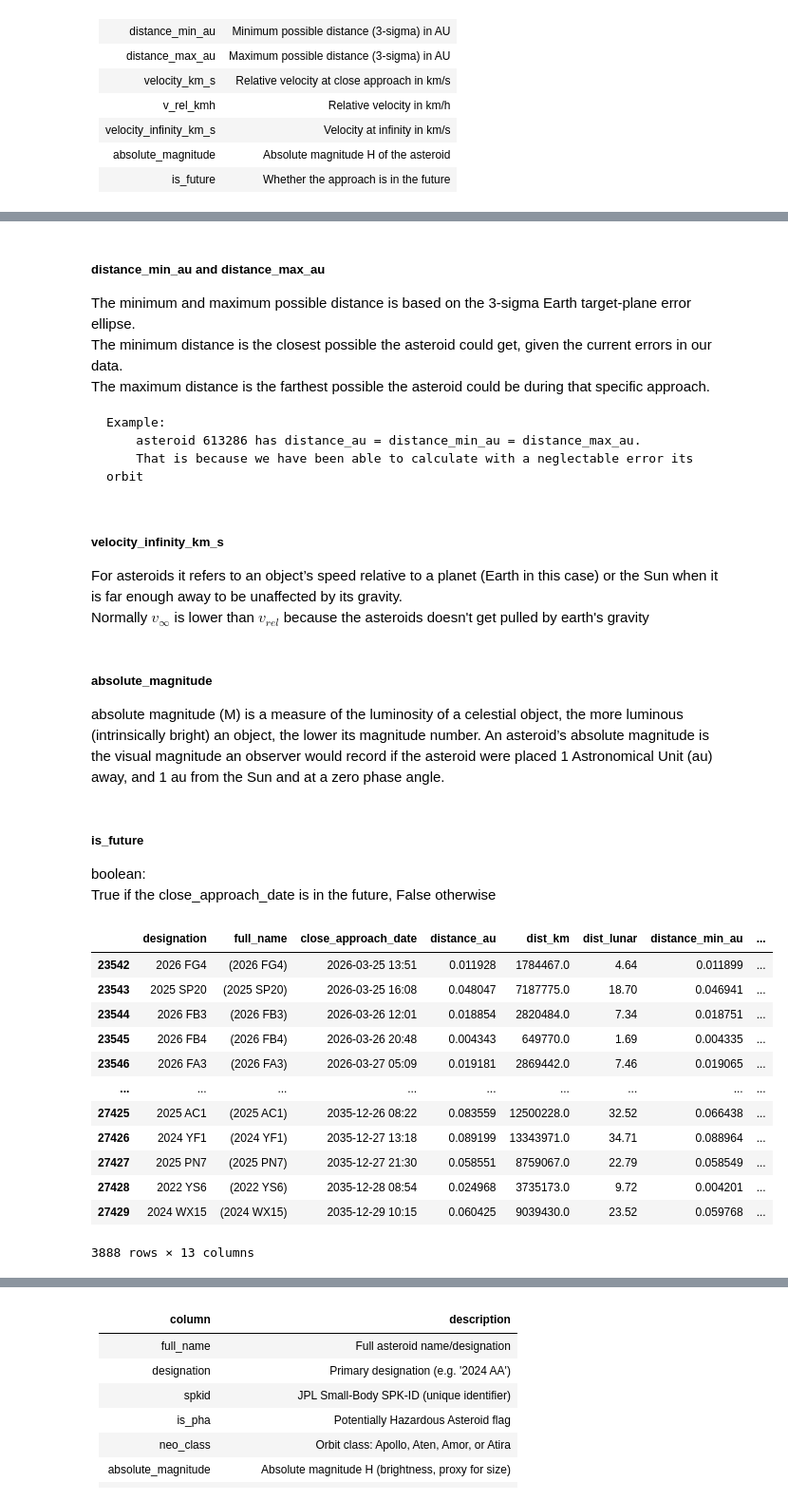
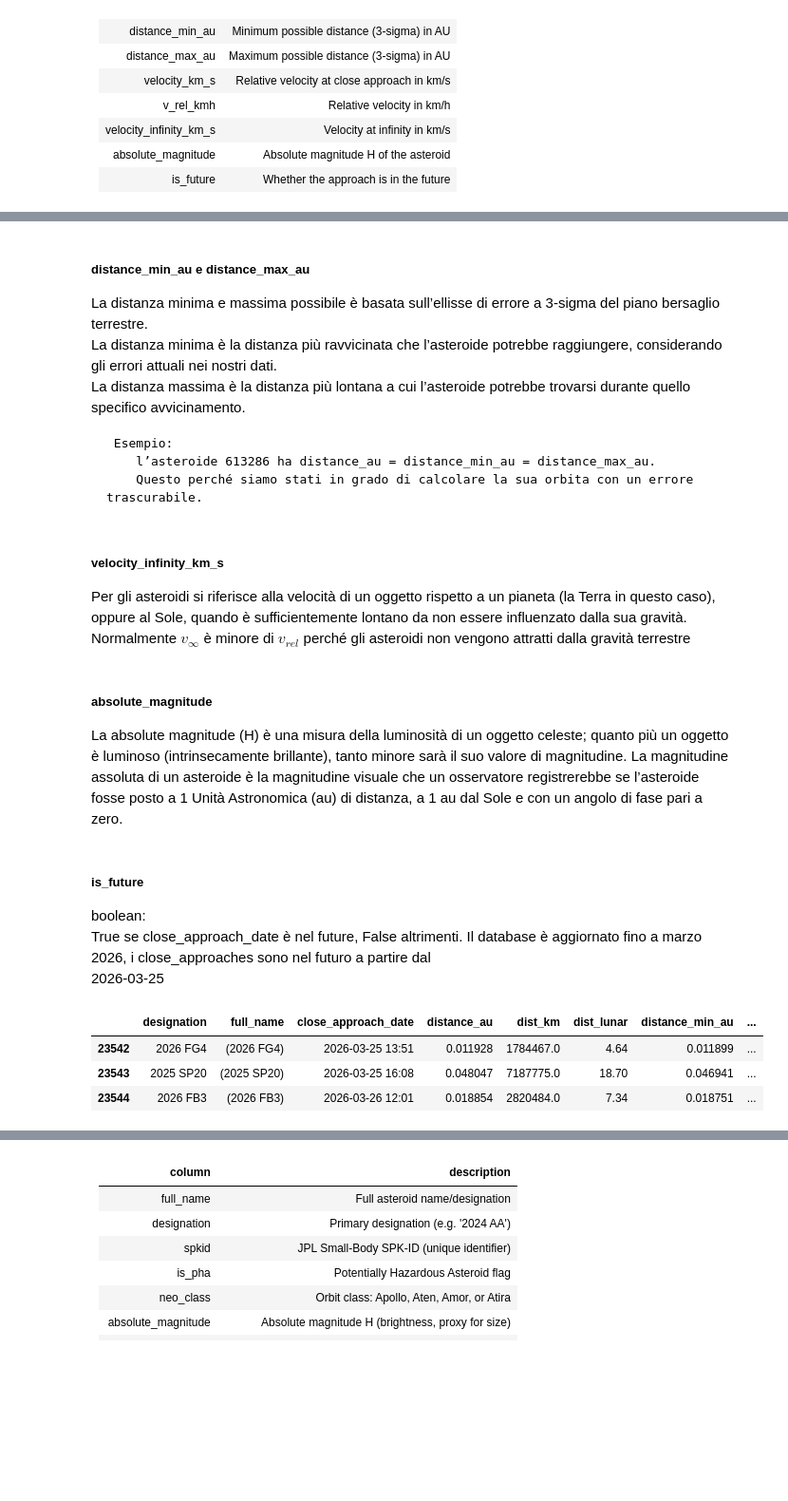
Before and after one commit to k3lly200413-2/Progetto_Nasa_Data_Intensive, a Jupyter notebook: Untitled.ipynb, the cells around one changed output, grey strips where cells are left out. Shown at 95% size. Drawn from its saved outputs; the diff is of its cells as text; code cells hidden in the pictures; blank space fills up the shorter version.

```diff
--- a/Untitled.ipynb
+++ b/Untitled.ipynb
@@ -81,39 +77,29 @@ example:
 # %% [markdown]
-##### distance_min_au and distance_max_au
-The minimum and maximum possible distance is based on the 3-sigma Earth target-plane error ellipse. <br>
-The minimum distance is the closest possible the asteroid could get, given the current errors in our data. <br>
-The maximum distance is the farthest possible the asteroid could be during that specific approach. <br>
-<pre>
-Example:
-    asteroid 613286 has distance_au = distance_min_au = distance_max_au.
-    That is because we have been able to calculate with a neglectable error its orbit
-</pre>
+##### distance_min_au e distance_max_au
+La distanza minima e massima possibile è basata sull’ellisse di errore a 3-sigma del piano bersaglio terrestre. <br>
+La distanza minima è la distanza più ravvicinata che l’asteroide potrebbe raggiungere, considerando gli errori attuali nei nostri dati. <br>
+La distanza massima è la distanza più lontana a cui l’asteroide potrebbe trovarsi durante quello specifico avvicinamento. <br>
+
+<pre> Esempio:
+    l’asteroide 613286 ha distance_au = distance_min_au = distance_max_au.
+    Questo perché siamo stati in grado di calcolare la sua orbita con un errore trascurabile. </pre>
 # %% [markdown]
 ##### velocity_infinity_km_s
 
-For asteroids it refers to an object’s speed relative to a planet (Earth in this case) or the Sun when it is far enough away to be unaffected by its gravity. <br>
-Normally $v_{\infty}$ is lower than $v_{rel}$ because the asteroids doesn't get pulled by earth's gravity
+Per gli asteroidi si riferisce alla velocità di un oggetto rispetto a un pianeta (la Terra in questo caso), oppure al Sole, quando è sufficientemente lontano da non essere influenzato dalla sua gravità. <br>
+Normalmente $v_{\infty}$ è minore di $v_{rel}$ perché gli asteroidi non vengono attratti dalla gravità terrestre
 # %% [markdown]
 ##### absolute_magnitude
-absolute magnitude (M) is a measure of the luminosity of a celestial object, the more luminous (intrinsically bright) an object, the lower its magnitude number.
-An asteroid’s absolute magnitude is the visual magnitude an observer would record if the asteroid were placed 1 Astronomical Unit (au) away, and 1 au from the Sun and at a zero phase angle.
+La absolute magnitude (H) è una misura della luminosità di un oggetto celeste; quanto più un oggetto è luminoso (intrinsecamente brillante), tanto minore sarà il suo valore di magnitudine.
+La magnitudine assoluta di un asteroide è la magnitudine visuale che un osservatore registrerebbe se l’asteroide fosse posto a 1 Unità Astronomica (au) di distanza, a 1 au dal Sole e con un angolo di fase pari a zero.
 # %% [markdown]
 ##### is_future
 boolean: <br>
-True if the close_approach_date is in the future, False otherwise
+True se close_approach_date è nel future, False altrimenti. Il database è aggiornato fino a marzo 2026, i close_approaches sono nel futuro a partire dal <br>2026-03-25
 # %%
-close_approaches.loc[close_approaches["is_future"] == True].sort_values("close_approach_date")
+close_approaches.loc[close_approaches["is_future"] == True].sort_values("close_approach_date").head(3)
 # %% [output]
 |  | designation | full_name | close_approach_date | distance_au | dist_km | dist_lunar | distance_min_au | ... |
 | 23542 | 2026 FG4 | (2026 FG4) | 2026-03-25 13:51 | 0.011928 | 1784467.0 | 4.64 | 0.011899 | ... |
 | 23543 | 2025 SP20 | (2025 SP20) | 2026-03-25 16:08 | 0.048047 | 7187775.0 | 18.70 | 0.046941 | ... |
 | 23544 | 2026 FB3 | (2026 FB3) | 2026-03-26 12:01 | 0.018854 | 2820484.0 | 7.34 | 0.018751 | ... |
-| 23545 | 2026 FB4 | (2026 FB4) | 2026-03-26 20:48 | 0.004343 | 649770.0 | 1.69 | 0.004335 | ... |
-| 23546 | 2026 FA3 | (2026 FA3) | 2026-03-27 05:09 | 0.019181 | 2869442.0 | 7.46 | 0.019065 | ... |
-| ... | ... | ... | ... | ... | ... | ... | ... | ... |
-| 27425 | 2025 AC1 | (2025 AC1) | 2035-12-26 08:22 | 0.083559 | 12500228.0 | 32.52 | 0.066438 | ... |
-| 27426 | 2024 YF1 | (2024 YF1) | 2035-12-27 13:18 | 0.089199 | 13343971.0 | 34.71 | 0.088964 | ... |
-| 27427 | 2025 PN7 | (2025 PN7) | 2035-12-27 21:30 | 0.058551 | 8759067.0 | 22.79 | 0.058549 | ... |
-| 27428 | 2022 YS6 | (2022 YS6) | 2035-12-28 08:54 | 0.024968 | 3735173.0 | 9.72 | 0.004201 | ... |
-| 27429 | 2024 WX15 | (2024 WX15) | 2035-12-29 10:15 | 0.060425 | 9039430.0 | 23.52 | 0.059768 | ... |
-3888 rows × 13 columns
```
Also changed, not shown: parts of 52 cells of this notebook.
